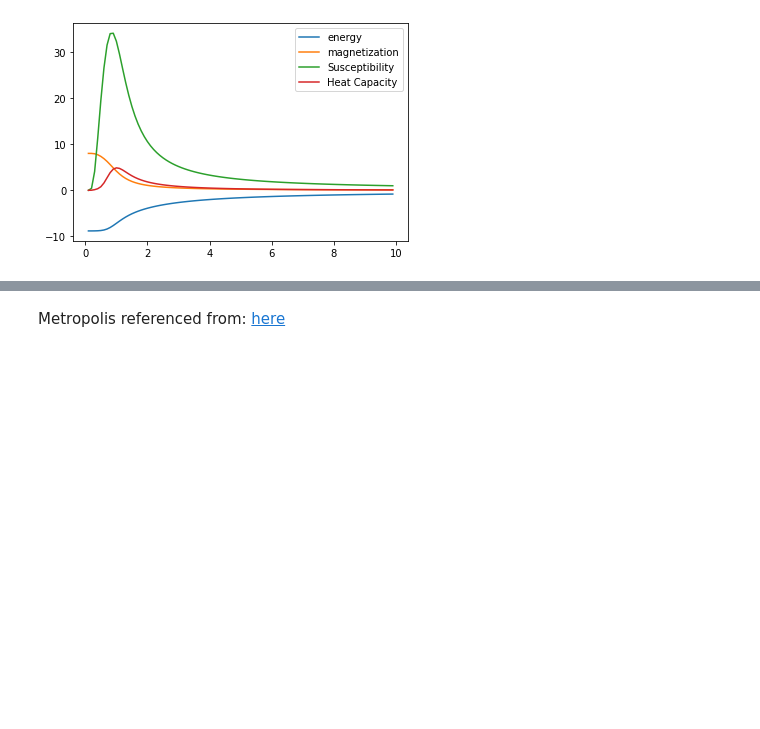
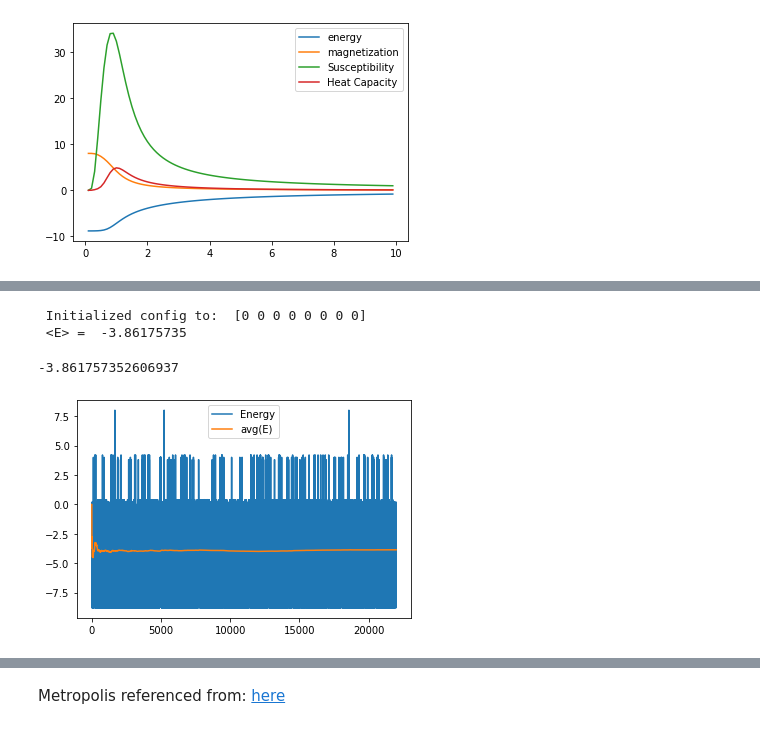
Before and after one commit to Reesem89/MonteCarlo, a Jupyter notebook: ising.ipynb, the cells around one changed output, grey strips where cells are left out. Drawn from its saved outputs; the diff is of its cells as text; code cells hidden in the pictures; blank space fills up the shorter version.

```diff
--- a/ising.ipynb
+++ b/ising.ipynb
@@ -242,0 +283,10 @@ print(" %12.8f"%np.mean(Eseries))
+# %%
+# prun compute_montecarlo(ham, conf, 2, 20000, 5000, plot=False)
+conf = montecarlo.SpinConfig1D(N=N)
+conf.initialize(M=0)
+compute_montecarlo(ham, conf, 2, 30000, 8000, plot=True)
+# %% [output]
+ Initialized config to:  [0 0 0 0 0 0 0 0]
+ <E> =  -3.86175735
+-3.861757352606937
+[figure, added]
```
Also changed, not shown: parts of 6 cells of this notebook, 1 other file.
